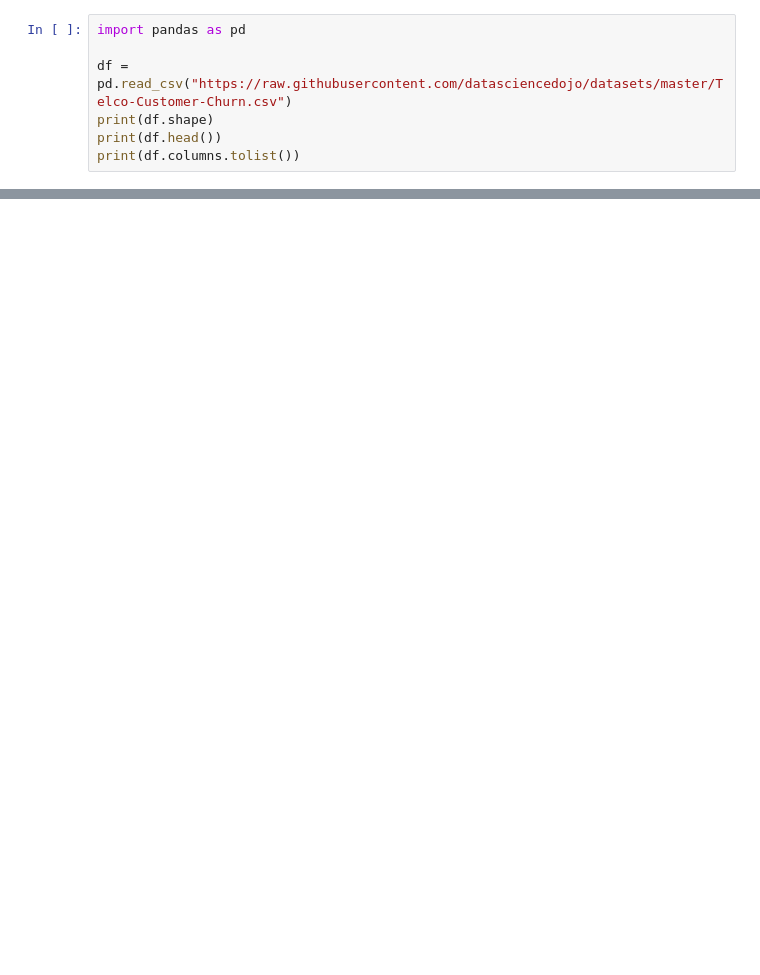
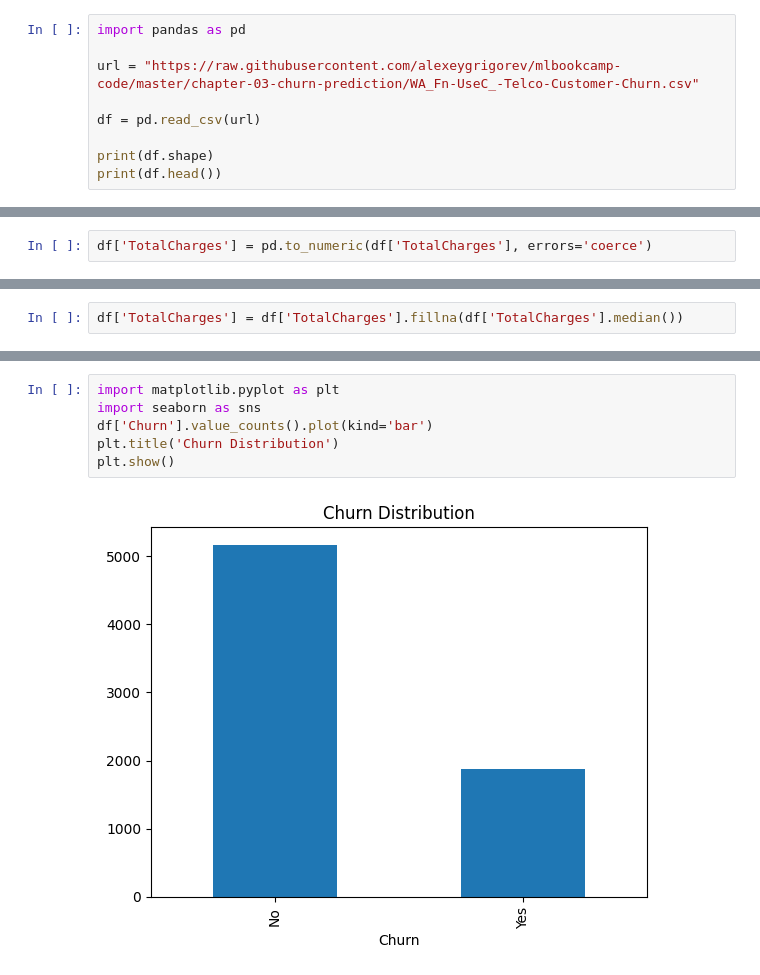
Before and after one commit to AkshitaSharma211/ml-journey, a Jupyter notebook: projects/churn/Untitled.ipynb, the cells around one changed output, grey strips where cells are left out. Drawn from its saved outputs; the diff is of its cells as text; blank space fills up the shorter version.

```diff
--- a/projects/churn/Untitled.ipynb
+++ b/projects/churn/Untitled.ipynb
@@ -1,8 +1,10 @@
 # %%
 import pandas as pd
 
-df = pd.read_csv("https://raw.githubusercontent.com/datasciencedojo/datasets/master/Telco-Customer-Churn.csv")
+url = "https://raw.githubusercontent.com/alexeygrigorev/mlbookcamp-code/master/chapter-03-churn-prediction/WA_Fn-UseC_-Telco-Customer-Churn.csv"
+
+df = pd.read_csv(url)
+
 print(df.shape)
 print(df.head())
-print(df.columns.tolist())
 # %% [output]
@@ -9,0 +144,2 @@ HTTPError: HTTP Error 404: Not Found
+# %%
+df['TotalCharges'] = pd.to_numeric(df['TotalCharges'], errors='coerce')
@@ -9,0 +150,2 @@ HTTPError: HTTP Error 404: Not Found
+# %%
+df['TotalCharges'] = df['TotalCharges'].fillna(df['TotalCharges'].median())
@@ -9,0 +168,8 @@ HTTPError: HTTP Error 404: Not Found
+# %%
+import matplotlib.pyplot as plt
+import seaborn as sns
+df['Churn'].value_counts().plot(kind='bar')
+plt.title('Churn Distribution')
+plt.show()
+# %% [output]
+[figure, added]
```
Also changed, not shown: parts of 22 cells of this notebook.
